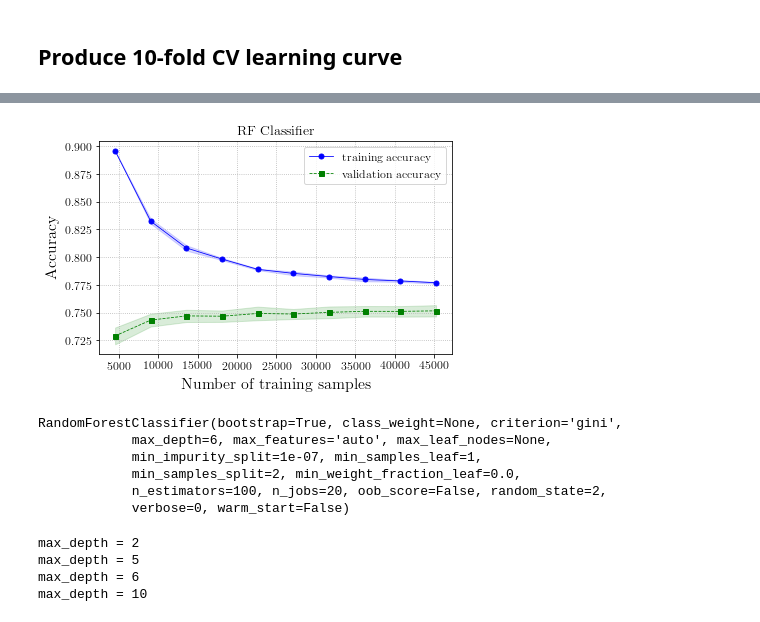
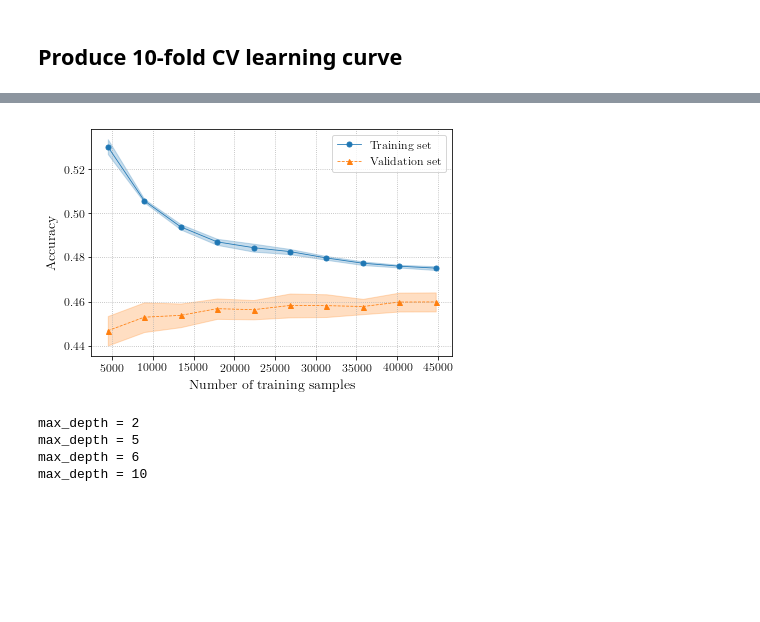
Before and after one commit to jrbourbeau/cr-composition, a Jupyter notebook: notebooks/learning-curve.ipynb, the cells around one changed output, grey strips where cells are left out. Cells and saved outputs as stored; diff of their text form; code cells hidden in the pictures; blank space fills up the shorter version.

```diff
--- a/notebooks/learning-curve.ipynb
+++ b/notebooks/learning-curve.ipynb
@@ -51,2 +36,4 @@ number testing events = 62543
 # %%
-df_sim_train, df_sim_test = comp.load_sim(config='IC86.2012')
+df_sim_train, df_sim_test = comp.load_sim(config=config,
+                                          log_energy_min=energybins.log_energy_min,
+                                          log_energy_max=energybins.log_energy_max)
@@ -65,5 +40,6 @@ df_sim_train.shape
 # %%
 feature_list, feature_labels = comp.analysis.get_training_features()
+pipeline_str = 'BDT_comp_{}_{}-groups'.format(config, num_groups)
 # %% [markdown]
 ## Feature selection
 # %%
@@ -87,3 +63,14 @@ Features: 6/6
 # X_test_sim = sfs.transform(X_test_sim)
 # %% [markdown]
 ## Produce 10-fold CV learning curve
+# %%
+pipeline = comp.get_pipeline(pipeline_str)
+
+train_sizes, train_scores, test_scores =\
+    learning_curve(estimator=pipeline,
+                   X=df_sim_train[feature_list],
+                   y=df_sim_train['comp_target_{}'.format(num_groups)],
+                   train_sizes=np.linspace(0.1, 1.0, 10),
+                   cv=10,
+                   n_jobs=20,
+                   verbose=3)
@@ -90,47 +137,30 @@ Features: 6/6
 # %%
-pipeline = comp.get_pipeline('BDT')
+fig, ax = plt.subplots()
+ax.plot(train_sizes, train_mean,
+         color='C0', linestyle='-',
+         marker='o', markersize=5,
+         label='Training set')
 
-train_sizes, train_scores, test_scores =\
-    learning_curve(estimator=pipeline,
-                   X=df_sim_train[feature_list],
-                   y=df_sim_train['target'],
-#                    train_sizes=[0.2, 0.5, 0.75],
-                   train_sizes=np.linspace(0.1, 1.0, 10),
-                   cv=10,
-                   n_jobs=20,
-                   verbose=3)
-
-train_mean = np.mean(train_scores, axis=1)
-train_std = np.std(train_scores, axis=1)
-test_mean = np.mean(test_scores, axis=1)
-test_std = np.std(test_scores, axis=1)
-
-plt.plot(train_sizes, train_mean,
-         color='b', linestyle='-',
-         marker='o', markersize=5,
-         label='training accuracy')
-
-plt.fill_between(train_sizes,
+ax.fill_between(train_sizes,
                  train_mean + train_std,
                  train_mean - train_std,
-                 alpha=0.15, color='b')
+                 alpha=0.25, color='C0')
 
-plt.plot(train_sizes, test_mean,
-         color='g', linestyle='--',
-         marker='s', markersize=5,
-         label='validation accuracy')
+ax.plot(train_sizes, test_mean,
+         color='C1', linestyle='--',
+         marker='^', markersize=5,
+         label='Validation set')
 
-plt.fill_between(train_sizes,
+ax.fill_between(train_sizes,
                  test_mean + test_std,
                  test_mean - test_std,
-                 alpha=0.15, color='g')
+                 alpha=0.25, color='C1')
 
-plt.grid()
-plt.xlabel('Number of training samples')
-plt.ylabel('Accuracy')
-plt.title('RF Classifier')
-plt.legend()
-# plt.ylim([0.8, 1.0])
+ax.set_xlabel('Number of training samples')
+ax.set_ylabel('Accuracy')
+ax.grid()
+ax.legend()
+# plt.ylim([0.0, 1.0])
 plt.tight_layout()
 plt.show()
 # %% [output]
@@ -191,13 +167,4 @@ plt.show()
-[figure, old version]
+[figure, new version]
-# %%
-pipeline.named_steps['classifier']
-# %% [output]
-RandomForestClassifier(bootstrap=True, class_weight=None, criterion='gini',
-            max_depth=6, max_features='auto', max_leaf_nodes=None,
-            min_impurity_split=1e-07, min_samples_leaf=1,
-            min_samples_split=2, min_weight_fraction_leaf=0.0,
-            n_estimators=100, n_jobs=20, oob_score=False, random_state=2,
-            verbose=0, warm_start=False)
 # %%
 fig, axarr = plt.subplots(2, 2)
 for max_depth, ax in zip([2, 5, 6, 10], axarr.flatten()):
```
Also changed, not shown: parts of 7 cells of this notebook, 9 other files.
